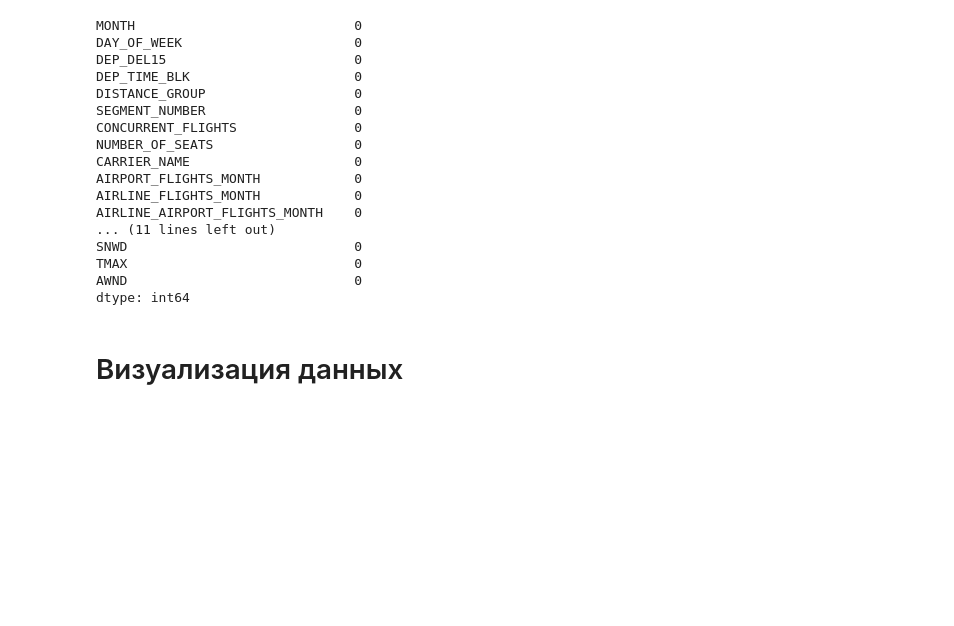
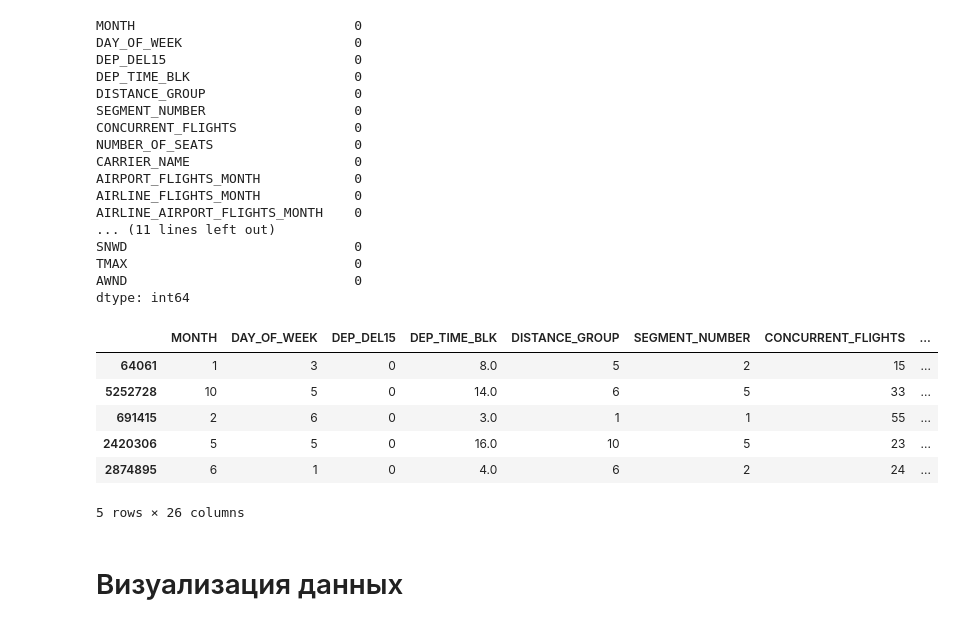
Before and after one commit to aubergeeen/ML-Labs, a Jupyter notebook: TechML_Lab_2_Classification1.ipynb, the cells around one changed output. Cells and saved outputs as stored; diff of their text form; code cells hidden in the pictures; blank space fills up the shorter version.

```diff
--- a/TechML_Lab_2_Classification1.ipynb
+++ b/TechML_Lab_2_Classification1.ipynb
@@ -161,3 +156,22 @@ dataset_balanced.drop(['DEP_TIME_BLK', 'PREVIOUS_AIRPORT', 'DEPARTING_AIRPORT',
+# %%
+# категориальные данные заменим на количественные
+from sklearn.preprocessing import OrdinalEncoder
+cols = ['DEP_TIME_BLK', 'PREVIOUS_AIRPORT', 'DEPARTING_AIRPORT', 'CARRIER_NAME']
+
+enc = OrdinalEncoder()
+
+for column in cols:
+  dataset_balanced[[column]] = enc.fit_transform(dataset_balanced[[column]])
+
+dataset_balanced.head()
+# %% [output]
+|  | MONTH | DAY_OF_WEEK | DEP_DEL15 | DEP_TIME_BLK | DISTANCE_GROUP | SEGMENT_NUMBER | CONCURRENT_FLIGHTS | ... |
+| 64061 | 1 | 3 | 0 | 8.0 | 5 | 2 | 15 | ... |
+| 5252728 | 10 | 5 | 0 | 14.0 | 6 | 5 | 33 | ... |
+| 691415 | 2 | 6 | 0 | 3.0 | 1 | 1 | 55 | ... |
+| 2420306 | 5 | 5 | 0 | 16.0 | 10 | 5 | 23 | ... |
+| 2874895 | 6 | 1 | 0 | 4.0 | 6 | 2 | 24 | ... |
+5 rows × 26 columns
 # %% [markdown]
 # Визуализация данных
 # %%
```
Also changed, not shown: parts of 16 cells of this notebook.
